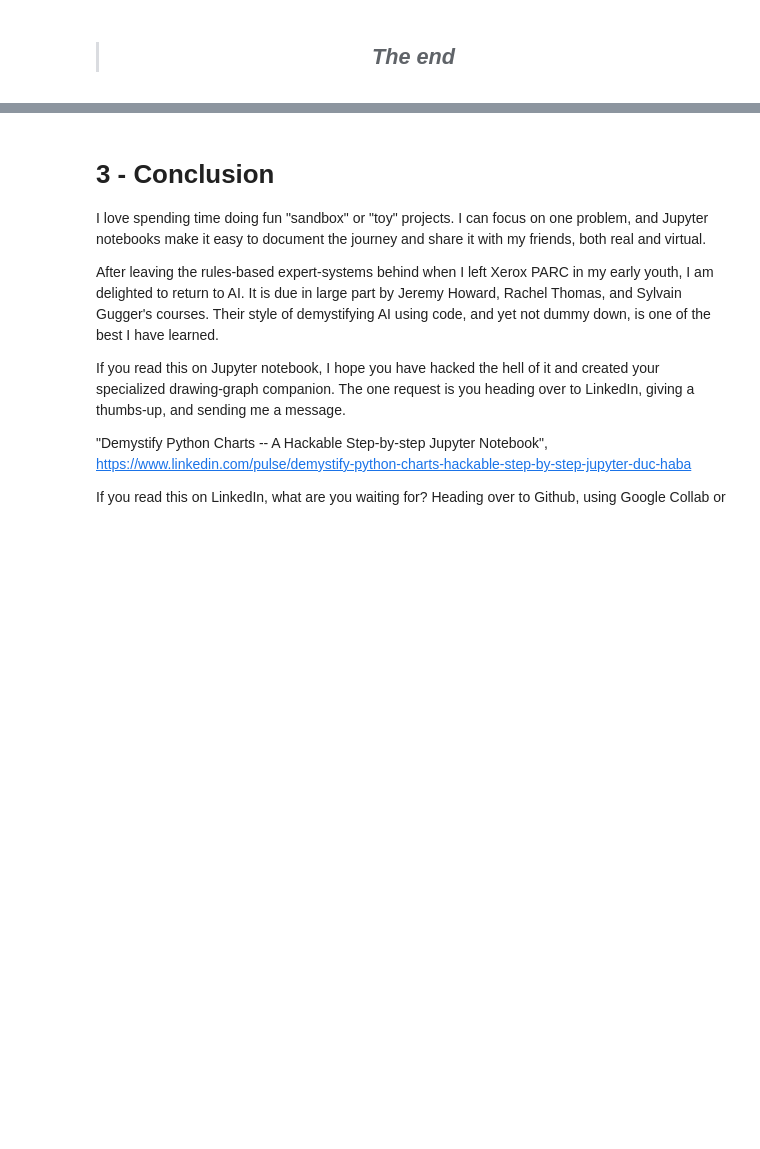
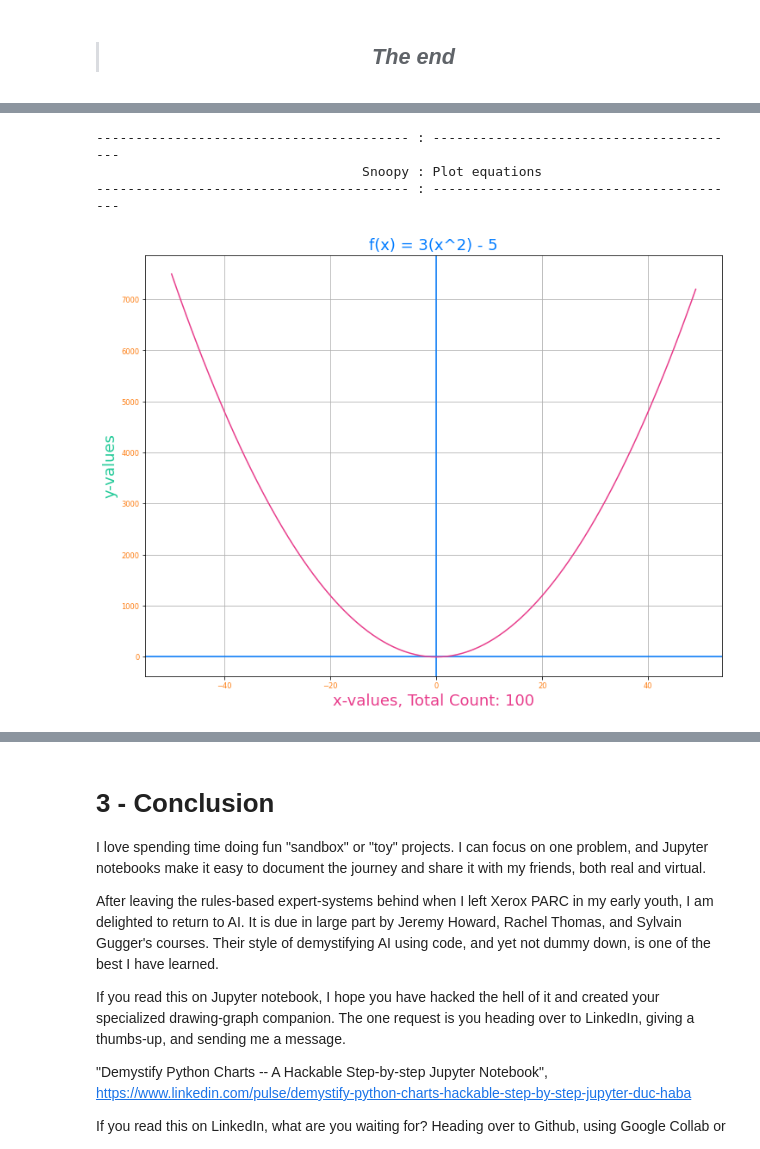
Before and after one commit to duchaba/python_graphs_p2go, a Jupyter notebook: Python_Graphs_p2go.ipynb, the cells around one changed output, grey strips where cells are left out. Cells and saved outputs as stored; diff of their text form; code cells hidden in the pictures; blank space fills up the shorter version.

Commit message:
Update with bonus math section

```diff
--- a/Python_Graphs_p2go.ipynb
+++ b/Python_Graphs_p2go.ipynb
@@ -344,0 +467,15 @@ canvas.show()
+# %%
+# testing snoopy new trick
+snoopy._ph()
+snoopy._pp("Snoopy", "Plot equations")
+snoopy._ph()
+#
+canvas, pic = snoopy.fetch_canvas()
+coor = snoopy.fetch_data_math_equa_1()
+snoopy.draw_graph_line(pic,coor,lab="f(x) = 3(x^2) - 5")
+canvas.show()
+# %% [output]
+---------------------------------------- : ----------------------------------------
+                                  Snoopy : Plot equations
+---------------------------------------- : ----------------------------------------
+[figure, added]
```
Also changed, not shown: parts of 18 cells of this notebook.
